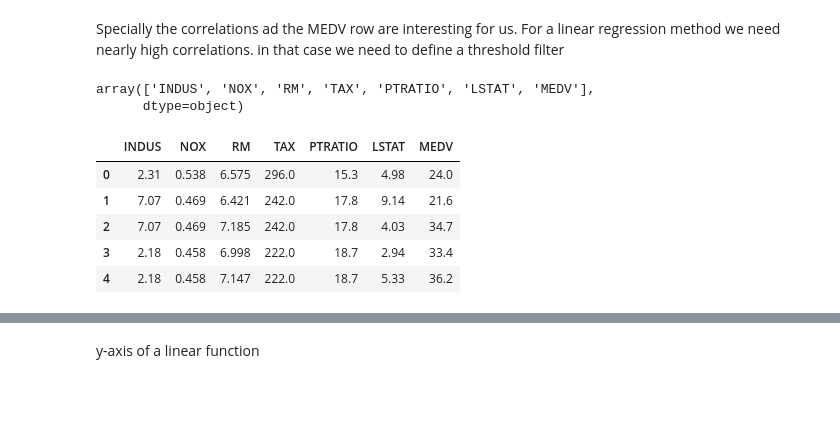
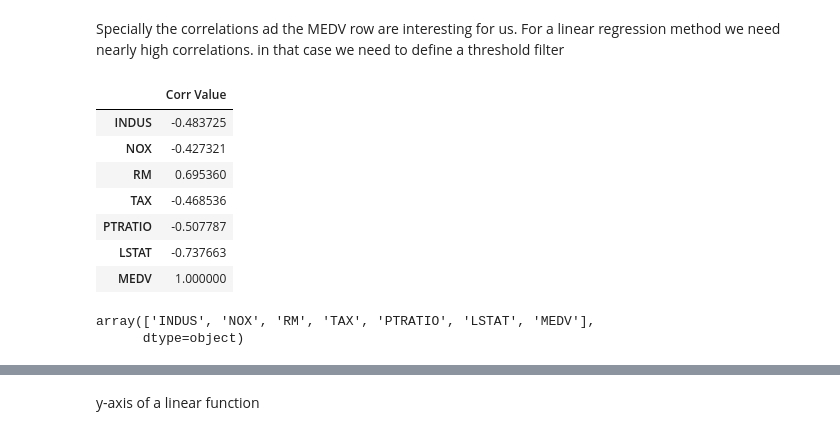
Before and after one commit to Mupati/boston-house-pricing, a Jupyter notebook: Real Pricing.ipynb, the cells around one changed output, grey strips where cells are left out. Drawn from its saved outputs; the diff is of its cells as text; code cells hidden in the pictures; blank space fills up the shorter version.

```diff
--- a/Real Pricing.ipynb
+++ b/Real Pricing.ipynb
@@ -185,7 +189,13 @@ sns.heatmap(df.corr(), annot=True, annot_kws={'size': 12});
 # %% [markdown]
 Specially the correlations ad the MEDV row are interesting for us. For a linear regression method we need nearly high correlations. in that case we need to define a threshold filter
 # %%
-def getCorrelatedFeature(corrdata, threshold):
+# Define a function that finds the features in the dataset
+# whose correlation value is greater than a set threshold.
+# because we have both positive and negative correlation values
+# we have to find the absolute value of the correlation greater than the
+# threshold
+
+def get_correlated_feature(corrdata, threshold):
     feature = []
     value = []
 
@@ -203,15 +210,28 @@ corr_value = getCorrelatedFeature(df.corr()['MEDV'], threshold)
-# %%
-corr_value.index.values
-# %% [output]
-array(['INDUS', 'NOX', 'RM', 'TAX', 'PTRATIO', 'LSTAT', 'MEDV'],
-      dtype=object)
-# %%
-correlated_data = df[corr_value.index]
-correlated_data.head()
-# %% [output]
-|  | INDUS | NOX | RM | TAX | PTRATIO | LSTAT | MEDV |
-| 0 | 2.31 | 0.538 | 6.575 | 296.0 | 15.3 | 4.98 | 24.0 |
-| 1 | 7.07 | 0.469 | 6.421 | 242.0 | 17.8 | 9.14 | 21.6 |
-| 2 | 7.07 | 0.469 | 7.185 | 242.0 | 17.8 | 4.03 | 34.7 |
-| 3 | 2.18 | 0.458 | 6.998 | 222.0 | 18.7 | 2.94 | 33.4 |
-| 4 | 2.18 | 0.458 | 7.147 | 222.0 | 18.7 | 5.33 | 36.2 |
+# %%
+# set a threshold value
+threshold = 0.4
+
+# Get the features whose absolute correlation with the Price (MEDV) column is greater than 0.4
+corr_value = get_correlated_feature(df.corr()['MEDV'], threshold)
+# %%
+# the resulting dataframe from the get_correlated_feature method.
+corr_value
+# %% [output]
+|  | Corr Value |
+| INDUS | -0.483725 |
+| NOX | -0.427321 |
+| RM | 0.695360 |
+| TAX | -0.468536 |
+| PTRATIO | -0.507787 |
+| LSTAT | -0.737663 |
+| MEDV | 1.000000 |
+# %%
+# view the columns and their corresponding correlation with the MEDV column.
+# We see that MEDV has a strong correlation with itself which was expected anyways.
+# We may omit the feature we are trying to predict in our get_correlated_feature function
+# for future optimization
+
+corr_value.index.values
+# %% [output]
+array(['INDUS', 'NOX', 'RM', 'TAX', 'PTRATIO', 'LSTAT', 'MEDV'],
+      dtype=object)
```
Also changed, not shown: parts of 63 cells of this notebook.
